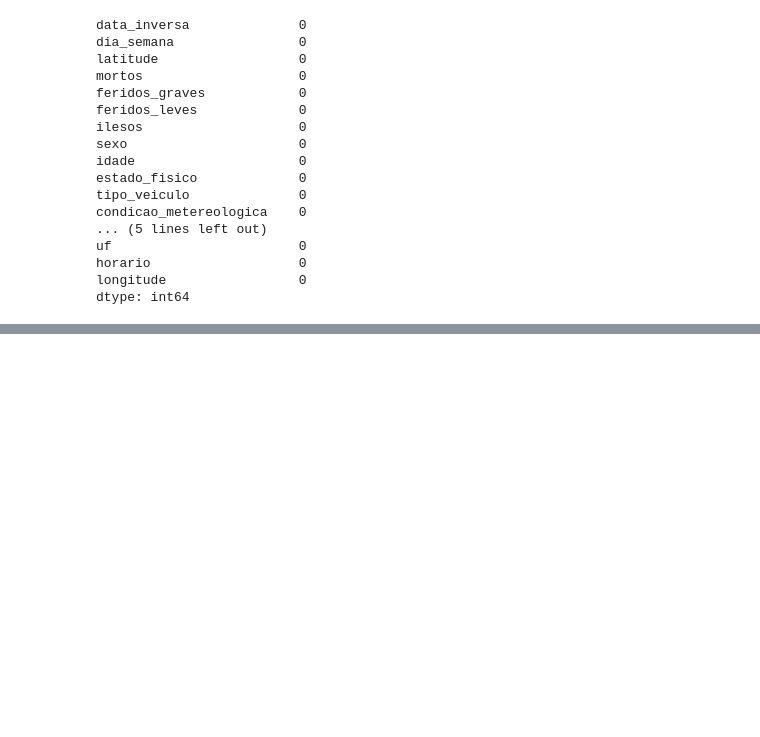
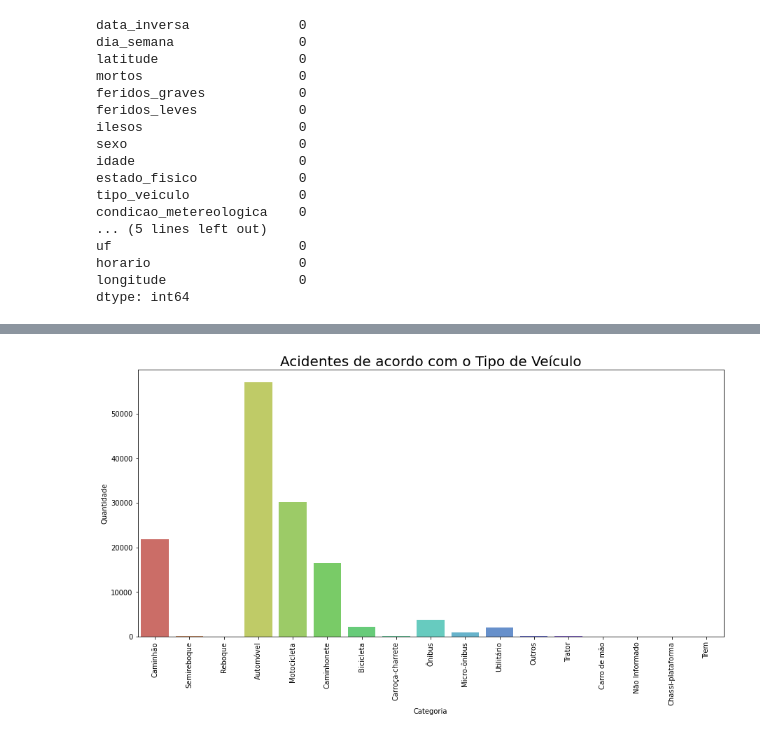
Before and after one commit to victorsousam/portfolio, a Jupyter notebook: analise_acidentes.ipynb, the cells around one changed output, grey strips where cells are left out. Saved outputs shown, nothing was run; the diff lists cells and outputs as text; code cells hidden in the pictures; blank space fills up the shorter version.

```diff
--- a/analise_acidentes.ipynb
+++ b/analise_acidentes.ipynb
@@ -221,6 +235,16 @@ array(['Caminhão', 'Semireboque', 'Reboque', 'Automóvel', 'Motocicleta',
 acidentes.tipo_veiculo.replace(['Caminhão-trator','Camioneta','Motoneta','Trem-bonde'],['Caminhão','Caminhonete','Motocicleta','Trem'], inplace=True)
 acidentes.tipo_veiculo.replace(['Trator de rodas','Trator misto','Trator de esteira'],'Trator', inplace=True)
 acidentes.tipo_veiculo.replace(['Ciclomotor','Triciclo','Quadriciclo'],'Bicicleta', inplace=True)
+# %%
+plt.figure(figsize=(15,7))
+fig = sns.countplot(x=acidentes.tipo_veiculo, palette="hls")
+plt.xlabel('Categoria')
+plt.ylabel('Quantidade')
+plt.title('Acidentes de acordo com o Tipo de Veículo', size=20)
+fig.set_xticklabels(fig.get_xticklabels(),rotation=90)
+plt.show(fig)
+# %% [output]
+[figure, added]
 # %%
 acidentes.head()
 # %% [output]
```
Also changed, not shown: parts of 18 cells of this notebook.
